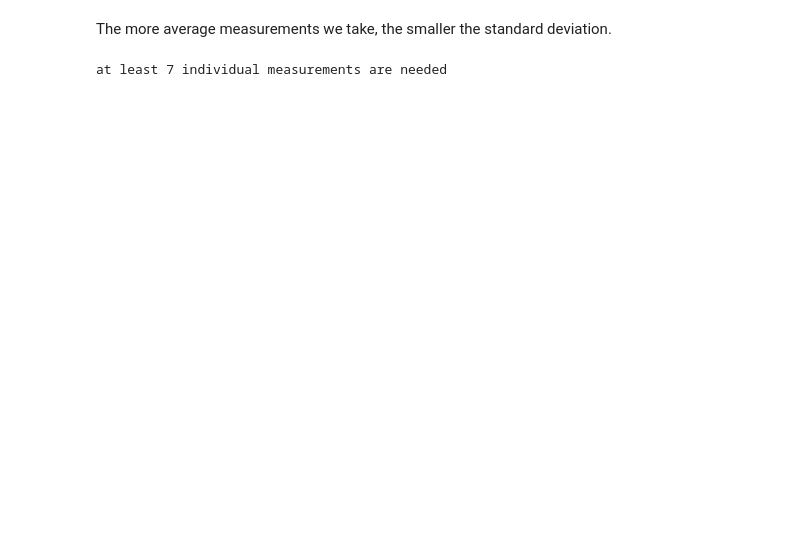
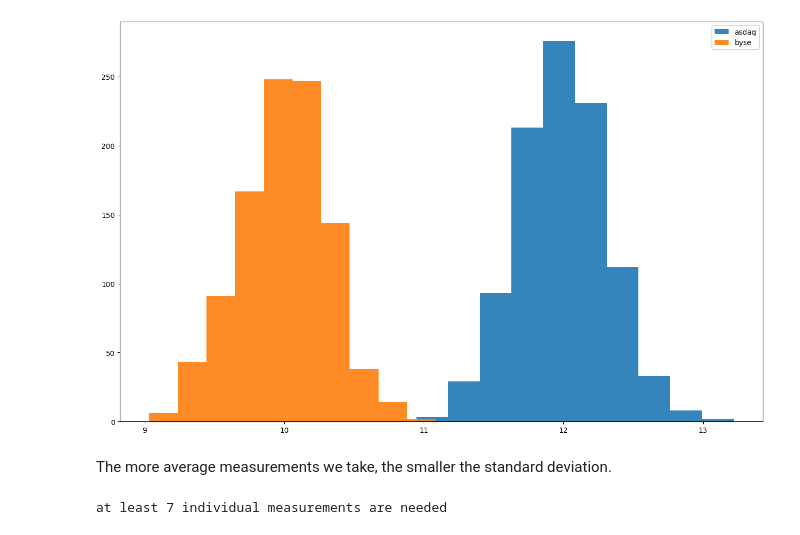
Before and after one commit to alextanhongpin/python-experimentation-for-engineers, a Jupyter notebook: 02_ab_testing.v2.ipynb, the cells around one changed output. Saved outputs shown, nothing was run; the diff lists cells and outputs as text; code cells hidden in the pictures; blank space fills up the shorter version.

```diff
--- a/02_ab_testing.v2.ipynb
+++ b/02_ab_testing.v2.ipynb
@@ -88,3 +90,15 @@ plt.title("Normal distribution");
+# %%
+asdaq_sample = np.array(
+    [aggregate_measurements(sample_size, asdaq) for _ in range(sample_count)]
+)
+byse_sample = np.array(
+    [aggregate_measurements(sample_size, byse) for _ in range(sample_count)]
+)
+plt.hist(asdaq_sample, label="asdaq", alpha=0.9)
+plt.hist(byse_sample, label="byse", alpha=0.9)
+plt.legend();
+# %% [output]
+[figure, added]
 # %% [markdown]
 The more average measurements we take, the smaller the standard deviation.
 # %%
```
Also changed, not shown: parts of 17 cells of this notebook, 4 other files.
